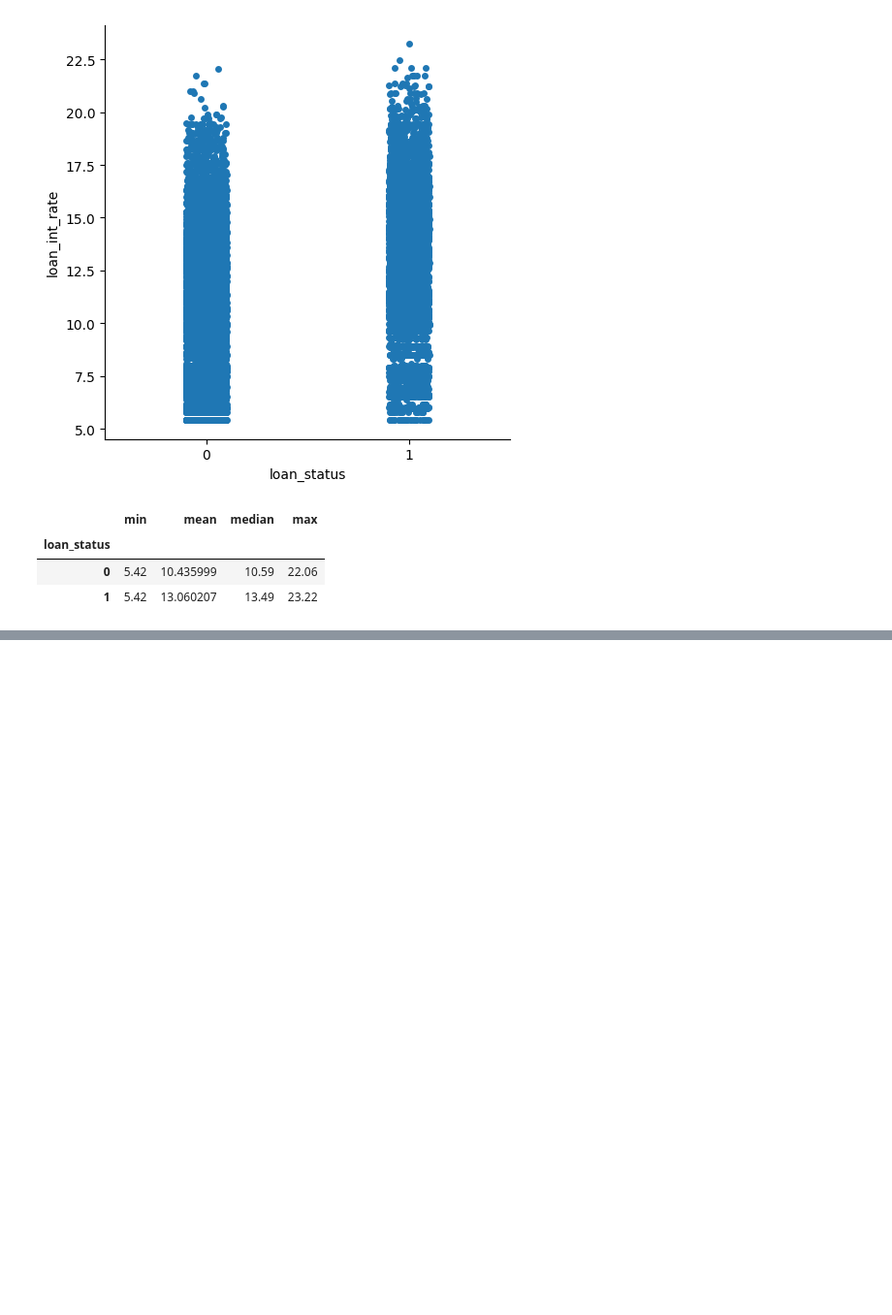
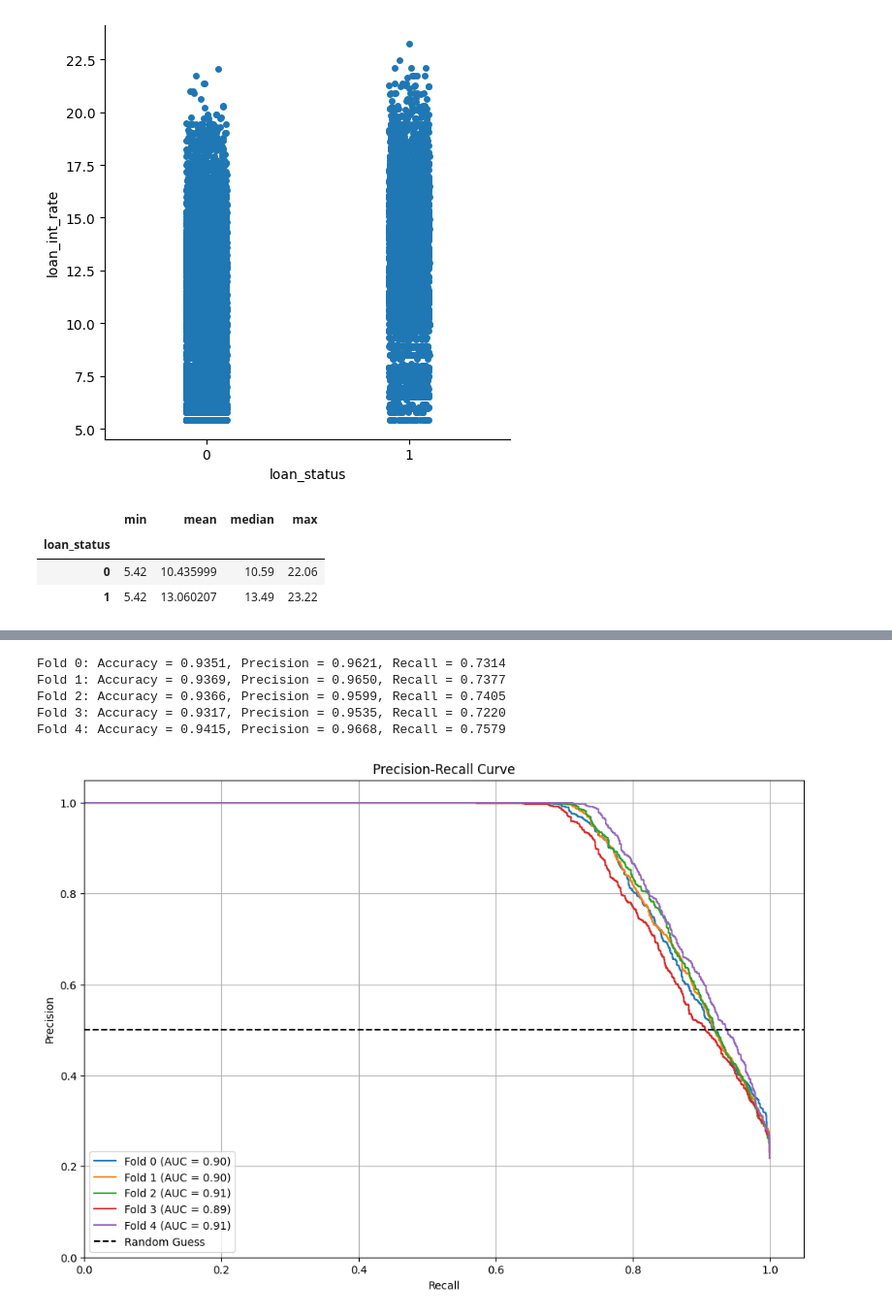
Before and after one commit to Ruben-Boeckx/Loan-approval, a Jupyter notebook: Draft.ipynb, the cells around one changed output, grey strips where cells are left out. Shown: that part at 97% size. Drawn from its saved outputs; the diff is of its cells as text; code cells hidden in the pictures; blank space fills up the shorter version.

Commit message:
metrics file

```diff
--- a/Draft.ipynb
+++ b/Draft.ipynb
@@ -152,0 +136,65 @@ Name: count, dtype: int64
+# %%
+from sklearn.model_selection import StratifiedKFold
+from xgboost import XGBClassifier
+from sklearn.metrics import accuracy_score, precision_score, recall_score, f1_score
+import matplotlib.pyplot as plt
+from sklearn.metrics import roc_curve, auc, precision_recall_curve, average_precision_score
+
+skf = StratifiedKFold(n_splits=5, shuffle=True, random_state=42)
+df['fold'] = -1
+
+for fold, (train_idx, val_idx) in enumerate(skf.split(X=df, y=df['loan_status'])):
+    df.loc[val_idx, 'fold'] = fold
+
+roc_auc_list = []
+pr_auc_list = []
+fpr_list = []
+tpr_list = []
+precision_list = []
+recall_list = []
+
+for fold in range(df["fold"].nunique()):
+    train = df[df["fold"] != fold]
+    test = df[df["fold"] == fold]
+
+    X_train = train.drop(["loan_status", "fold"], axis=1)
+    y_train = train["loan_status"]
+
+    X_test = test.drop(["loan_status", "fold"], axis=1)
+    y_test = test["loan_status"]
+
+    xgb = XGBClassifier()
+    xgb.fit(X_train, y_train)
+    y_pred = xgb.predict(X_test)
+    #df.loc[X_test.index, "xgb_pred"] = y_pred
+
+    y_pred_proba = xgb.predict_proba(X_test)[:, 1]
+
+    fpr, tpr, _ = roc_curve(y_test, y_pred_proba)
+    roc_auc = auc(fpr, tpr)
+
+    precision, recall, _ = precision_recall_curve(y_test, y_pred_proba)
+    pr_auc = average_precision_score(y_test, y_pred_proba)
+
+    roc_auc_list.append(roc_auc)
+    pr_auc_list.append(pr_auc)
+    fpr_list.append(fpr)
+    tpr_list.append(tpr)
+    precision_list.append(precision)
+    recall_list.append(recall)
+
+    accuracy = accuracy_score(y_test, y_pred)
+    precision = precision_score(y_test, y_pred)
+    recall = recall_score(y_test, y_pred)
+
+    print(f"Fold {fold}: Accuracy = {accuracy:.4f}, Precision = {precision:.4f}, Recall = {recall:.4f}")
+# %% [output]
+Fold 0: Accuracy = 0.9351, Precision = 0.9621, Recall = 0.7314
+Fold 1: Accuracy = 0.9369, Precision = 0.9650, Recall = 0.7377
+Fold 2: Accuracy = 0.9366, Precision = 0.9599, Recall = 0.7405
+Fold 3: Accuracy = 0.9317, Precision = 0.9535, Recall = 0.7220
+Fold 4: Accuracy = 0.9415, Precision = 0.9668, Recall = 0.7579
+# %%
+plot_precision_recall_curves(recall_list, precision_list, pr_auc_list)
+# %% [output]
+[figure, added]
```
Also changed, not shown: parts of 8 cells of this notebook, 1 other file.
